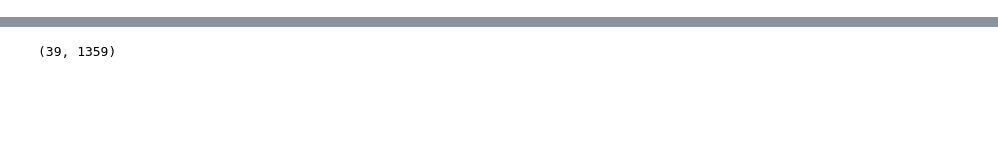
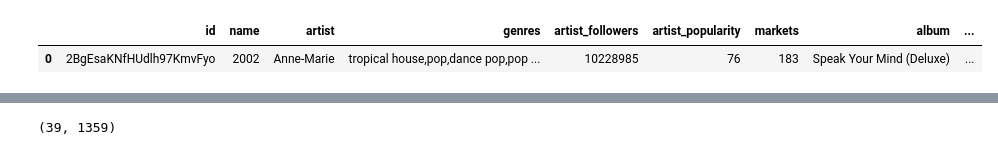
Before and after one commit to quytrungg/Final_Project_CSC14119, a Jupyter notebook: songs_data_exploration.ipynb, the cells around one changed output, grey strips where cells are left out. Drawn from its saved outputs; the diff is of its cells as text; code cells hidden in the pictures; blank space fills up the shorter version.

```diff
--- a/songs_data_exploration.ipynb
+++ b/songs_data_exploration.ipynb
@@ -49,3 +145,8 @@ Name: id, dtype: int64
+# %%
+raw_data.head(1)
+# %% [output]
+|  | id | name | artist | genres | artist_followers | artist_popularity | markets | album | ... |
+| 0 | 2BgEsaKNfHUdlh97KmvFyo | 2002 | Anne-Marie | tropical house,pop,dance pop,pop ... | 10228985 | 76 | 183 | Speak Your Mind (Deluxe) | ... |
 # %%
 raw_data_np = np.array(raw_data)
 
```
Also changed, not shown: parts of 22 cells of this notebook.
